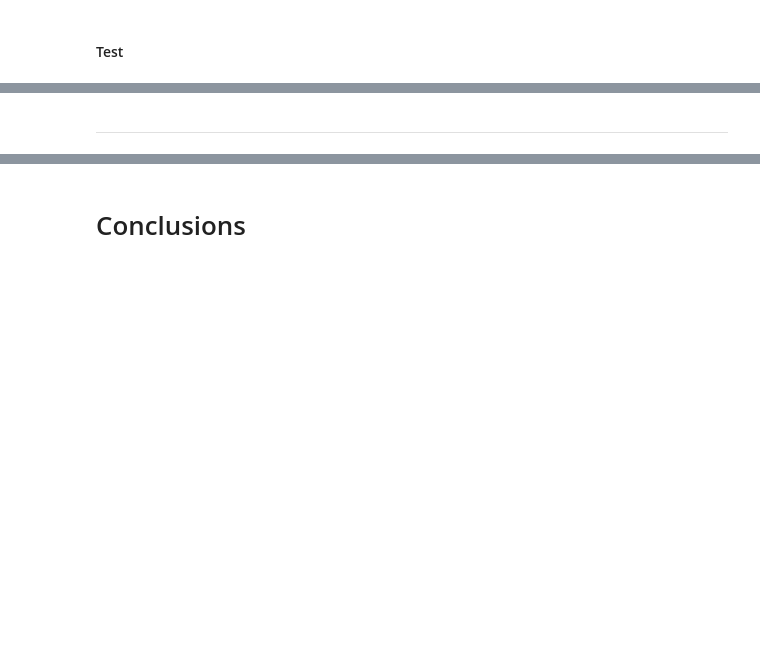
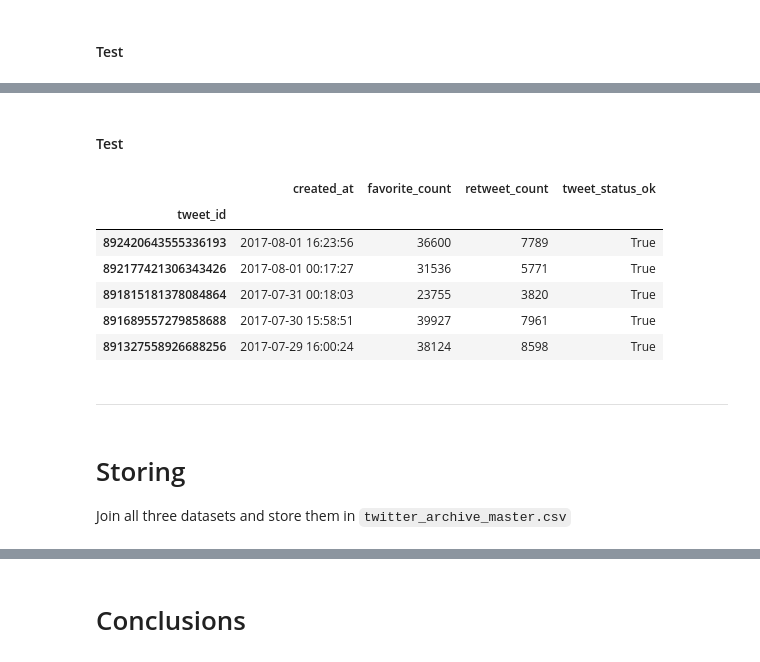
Before and after one commit to hamidkhbl/Twitter_account_data_analysis, a Jupyter notebook: wrangle_act.ipynb, the cells around one changed output, grey strips where cells are left out. Cells and saved outputs as stored; diff of their text form; code cells hidden in the pictures; blank space fills up the shorter version.

Commit message:
Store all the merged data to a csv file

```diff
--- a/wrangle_act.ipynb
+++ b/wrangle_act.ipynb
@@ -798,2 +843,20 @@ There are some invalid names such as a, an, the, veryetc.
+# %%
+df_json_clean.set_index('tweet_id', inplace=True)
+# %% [markdown]
+#### Test
+# %%
+df_json_clean.head()
+# %% [output]
+|  | created_at | favorite_count | retweet_count | tweet_status_ok |
+| tweet_id |  |  |  |  |
+| 892420643555336193 | 2017-08-01 16:23:56 | 36600 | 7789 | True |
+| 892177421306343426 | 2017-08-01 00:17:27 | 31536 | 5771 | True |
+| 891815181378084864 | 2017-07-31 00:18:03 | 23755 | 3820 | True |
+| 891689557279858688 | 2017-07-30 15:58:51 | 39927 | 7961 | True |
+| 891327558926688256 | 2017-07-29 16:00:24 | 38124 | 8598 | True |
 # %% [markdown]
 -------------------------------------------------------
+# %% [markdown]
+<a id='Storing'></a>
+# Storing
+Join all three datasets and store them in `twitter_archive_master.csv`
```
Also changed, not shown: parts of 18 cells of this notebook.
